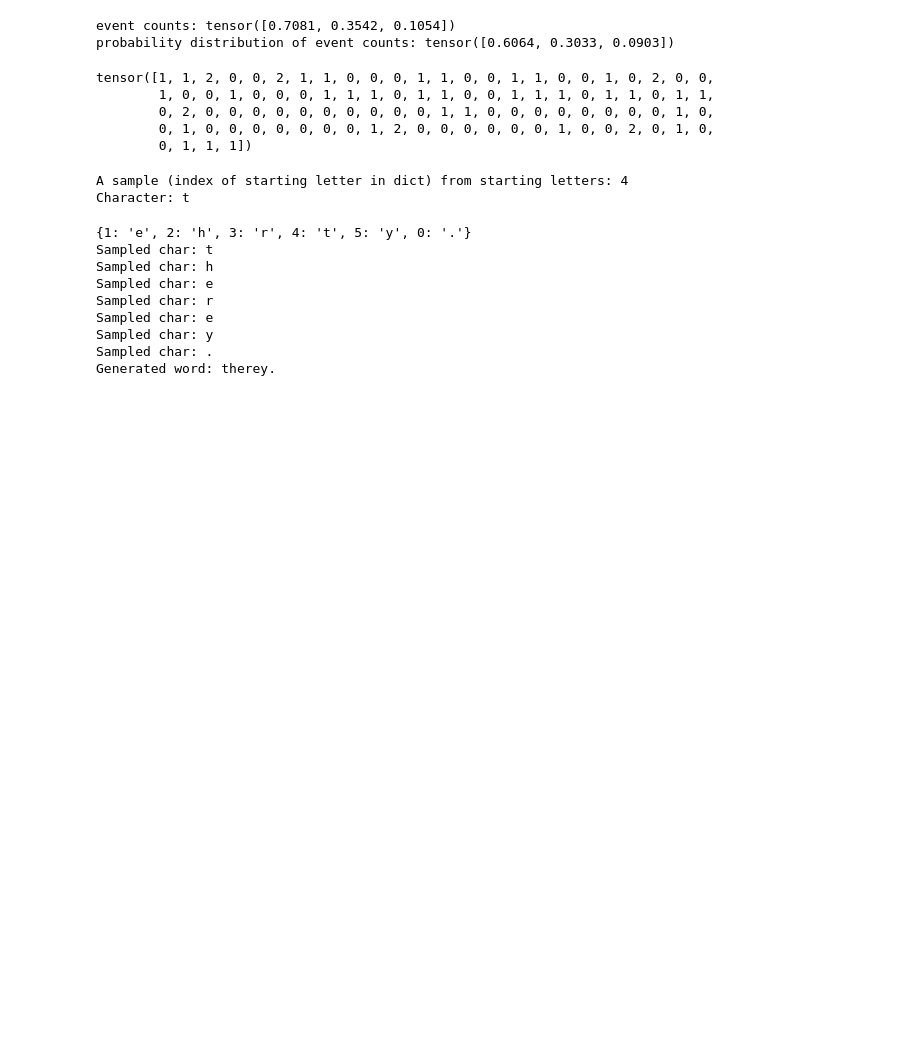
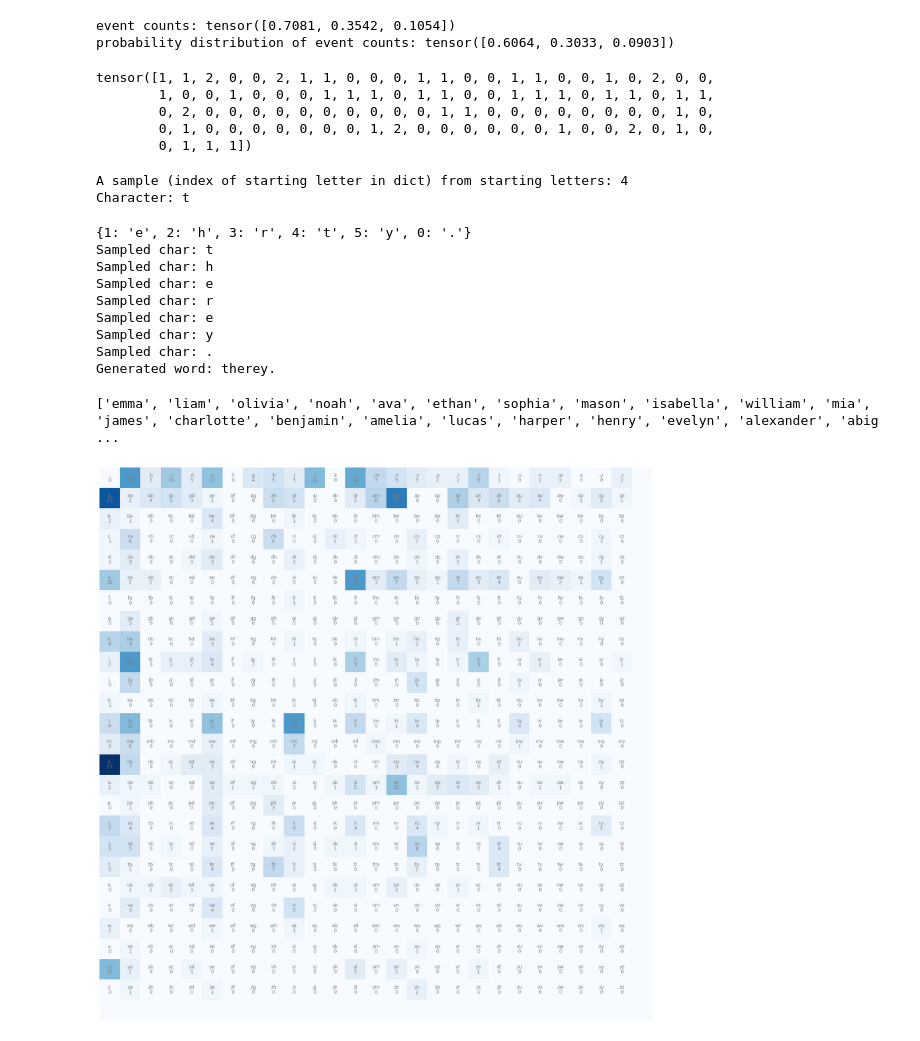
Before and after one commit to BrentGrammer/learning-LLMs, a Jupyter notebook: bigramllm.ipynb, the cells around one changed output. Cells and saved outputs as stored; diff of their text form; code cells hidden in the pictures; blank space fills up the shorter version.

Commit message:
Use larger dataset of names

```diff
--- a/bigramllm.ipynb
+++ b/bigramllm.ipynb
@@ -2,8 +2,8 @@
 words = ['hey', 'there']
 
 # sliding window, get parts of a word by tuples of 2 chars each
-for w in words:
-    for ch1, ch2 in zip(w, w[1:]):
+for name in words:
+    for ch1, ch2 in zip(name, name[1:]):
         print(f'{ch1},{ch2}')
 
 # w = words[0]
@@ -40,8 +40,8 @@ stoi[START_CH] = len(stoi) # insert last index (existing zero based plus 1 is wh
 stoi[END_CH] = len(stoi)
 # print(stoi)
 
-for w in words:
-    chs = [START_CH] + list(w) + [END_CH] # add special signifiers for word start and end to mark special letters as such
+for name in words:
+    chs = [START_CH] + list(name) + [END_CH] # add special signifiers for word start and end to mark special letters as such
     # put the counts of the character pair coordinates in the tensor created
     for ch1, ch2 in zip(chs, chs[1:]):
         ix1 = stoi[ch1] # numerical mapping to char from the dictionary - its index in this case
@@ -139,8 +139,8 @@ print(stoi)
 itos = {i:s for s, i in stoi.items()} # .items() gives is key value pairs instead of index value pairs like enumerate()
 
 
-for w in words:
-    chs = [SPECIAL_CH] + list(w) + [SPECIAL_CH] # add special tokens for word start and end to mark special letters as such
+for name in words:
+    chs = [SPECIAL_CH] + list(name) + [SPECIAL_CH] # add special tokens for word start and end to mark special letters as such
     # put the counts of the character pair coordinates in the tensor created
     for ch1, ch2 in zip(chs, chs[1:]):
         ix1 = stoi[ch1] # numerical mapping to char from the dictionary - its index in this case
@@ -270,3 +270,71 @@ Sampled char: e
 Sampled char: y
 Sampled char: .
 Generated word: therey.
+# %%
+### Using a larger dataset
+
+# Larger dataset
+with open('names.txt', 'r') as file:
+    names = file.readlines()
+
+names = [name.strip().lower() for name in names]
+print(names)
+
+
+dims = 27 # only one special token (all alpha chars + 1 instead of 2 originally for wrd start and end)
+
+N = torch.zeros((dims,dims), dtype=torch.int32)
+
+SPECIAL_CH = '.' # the one special token is a dot representing both start and end of a word
+
+chars = sorted(list(set(''.join(names))))
+
+stoi = {s:i+1 for i, s in enumerate(chars)}
+stoi[SPECIAL_CH] = 0
+itos = {i:s for s, i in stoi.items()}
+
+
+for name in names:
+    chs = [SPECIAL_CH] + list(name) + [SPECIAL_CH]
+    for ch1, ch2 in zip(chs, chs[1:]):
+        ix1 = stoi[ch1] # numerical mapping to char from the dictionary - its index in this case
+        ix2 = stoi[ch2]
+        N[ix1, ix2] += 1
+
+
+# plt.figure(figsize=(16,16))
+fig, ax = plt.subplots(figsize=(16, 16))
+ax.imshow(N, cmap='Blues', aspect='auto')
+
+for i in range(len(itos)):
+    for j in range(len(itos)):
+        chstr = itos[i] + itos[j]
+        plt.text(j, i, chstr, ha='center', va='bottom', color='gray')
+        plt.text(j, i, N[i, j].item(), ha='center', va='top', color='gray')
+
+ax.axis('off')
+plt.tight_layout(pad=0)
+
+plt.show()
+
+g = torch.Generator().manual_seed(2147483647)
+ix = 0
+
+out = []
+while True:
+    p = N[ix].float()
+    p = p / p.sum()
+    ix = torch.multinomial(p, num_samples=1, replacement=True, generator=g)
+
+    ix = ix.item()
+    print(f'Sampled char: {itos[ix]}')
+    out.append(itos[ix])
+
+    is_end_token = ix == 0
+    if is_end_token:
+        break
+
+print('Generated name: ' + ''.join(out))
+# %% [output]
+['emma', 'liam', 'olivia', 'noah', 'ava', 'ethan', 'sophia', 'mason', 'isabella', 'william', 'mia', 'james', 'charlotte', 'benjamin', 'amelia', 'lucas', 'harper', 'henry', 'evelyn', 'alexander', 'abig ...
+[figure, added]
```
Also changed, not shown: parts of 1 cell of this notebook, 1 other file.
